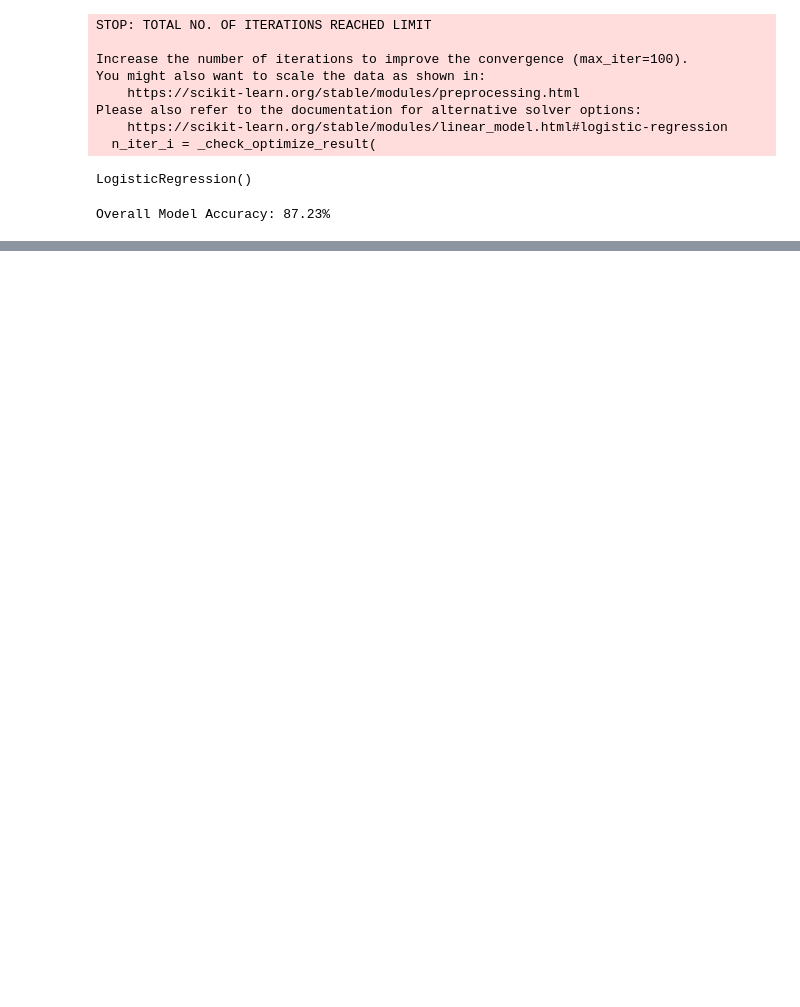
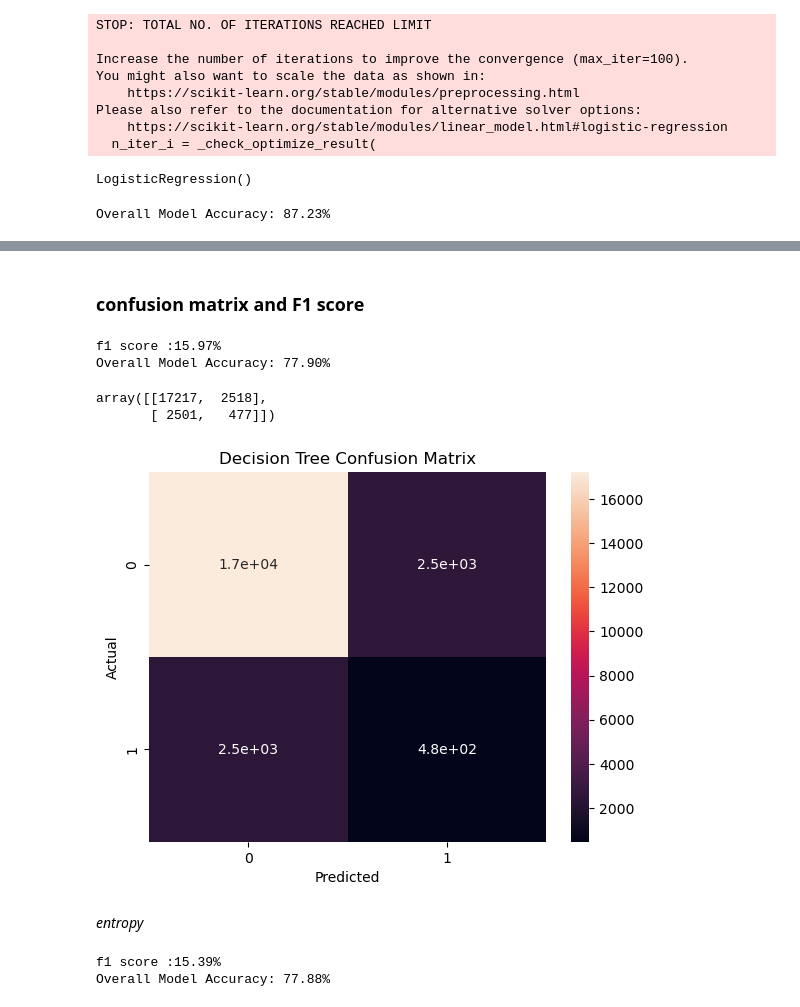
Before and after one commit to noobcoder909/MLCoE-task-3, a Jupyter notebook: supervised.ipynb, the cells around one changed output, grey strips where cells are left out. Cells and saved outputs as stored; diff of their text form; code cells hidden in the pictures; blank space fills up the shorter version.

Commit message:
decision tree and f1,confusion matrix

```diff
--- a/supervised.ipynb
+++ b/supervised.ipynb
@@ -448,0 +461,35 @@ Overall Model Accuracy: 87.23%
+# %%
+X_train, X_test, y_train, y_test = train_test_split(X,y,test_size=0.20,random_state=42,stratify=y)
+# %%
+X_train_transform=transformer.fit_transform(X_train)
+X_test_transform=transformer.transform(X_test)
+# %%
+dtmodel.fit(X_train_transform,y_train)
+y_pred=dtmodel.predict(X_test_transform)
+# %% [markdown]
+### confusion matrix and F1 score
+# %%
+from sklearn.metrics import confusion_matrix,f1_score
+f1=f1_score(y_test,y_pred)
+print(f'f1 score :{f1:.2%}')
+acc = accuracy_score(y_test, y_pred)
+print(f"Overall Model Accuracy: {acc:.2%}")
+# %% [output]
+f1 score :15.97%
+Overall Model Accuracy: 77.90%
+# %%
+cm=confusion_matrix(y_test,y_pred)
+cm
+# %% [output]
+array([[17217,  2518],
+       [ 2501,   477]])
+# %%
+sns.heatmap(cm,annot=True)
+plt.xlabel("Predicted")
+plt.ylabel("Actual")
+plt.title("Decision Tree Confusion Matrix")
+plt.show()
+# %% [output]
+[figure, added]
+# %% [markdown]
+_entropy_
@@ -448,0 +500,8 @@ Overall Model Accuracy: 87.23%
+# %%
+f1=f1_score(y_test,y_pred)
+print(f'f1 score :{f1:.2%}')
+acc = accuracy_score(y_test, y_pred)
+print(f"Overall Model Accuracy: {acc:.2%}")
+# %% [output]
+f1 score :15.39%
+Overall Model Accuracy: 77.88%
```
Also changed, not shown: parts of 8 cells of this notebook.
